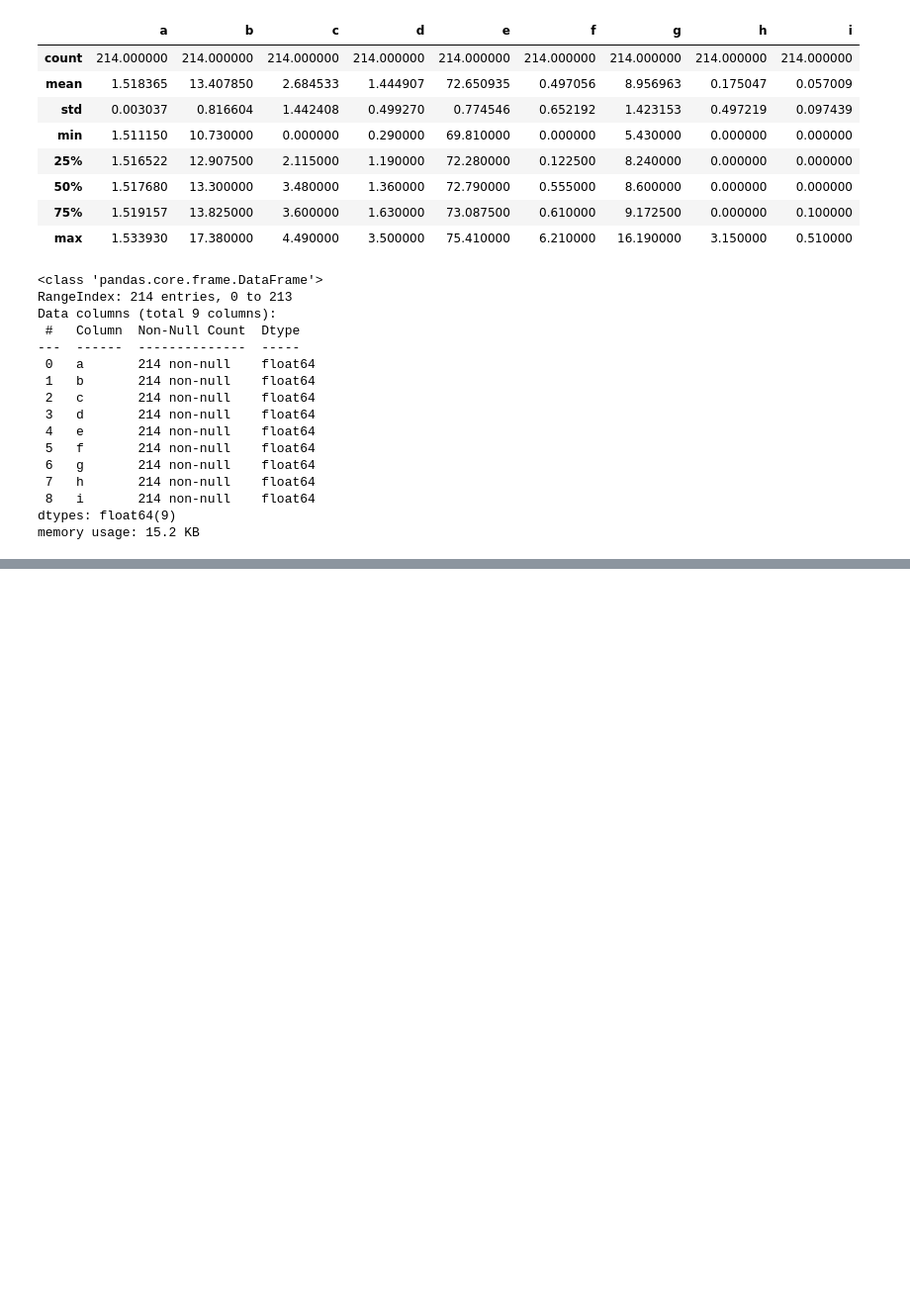
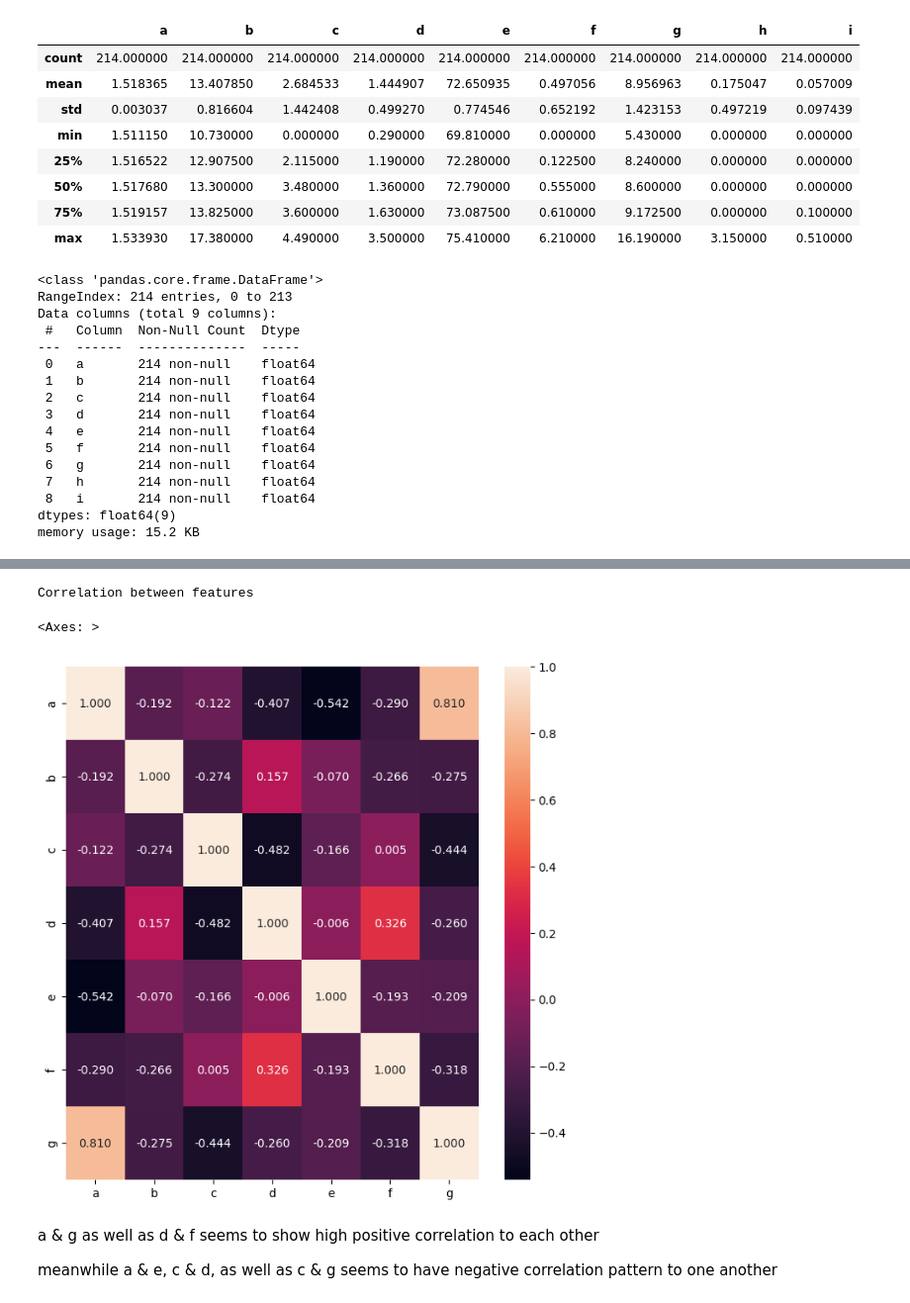
Before and after one commit to raysky9999/preScreen, a Jupyter notebook: PreScreen1.ipynb, the cells around one changed output, grey strips where cells are left out. Shown: that part at 99% size. Saved outputs shown, nothing was run; the diff lists cells and outputs as text; code cells hidden in the pictures; blank space fills up the shorter version.

```diff
--- a/PreScreen1.ipynb
+++ b/PreScreen1.ipynb
@@ -42,0 +86,14 @@ memory usage: 15.2 KB
+# %%
+df = df.drop(columns=['h','i'])
+# %%
+print("Correlation between features\n")
+fig, ax = plt.subplots(figsize=(8,8))
+sns.heatmap(df.corr(),annot=True,fmt='.3f')
+# %% [output]
+Correlation between features
+<Axes: >
+[figure, added]
+# %% [markdown]
+a & g as well as d & f seems to show high positive correlation to each other
+
+meanwhile a & e, c & d, as well as c & g seems to have negative correlation pattern to one another
```
Also changed, not shown: parts of 14 cells of this notebook.
